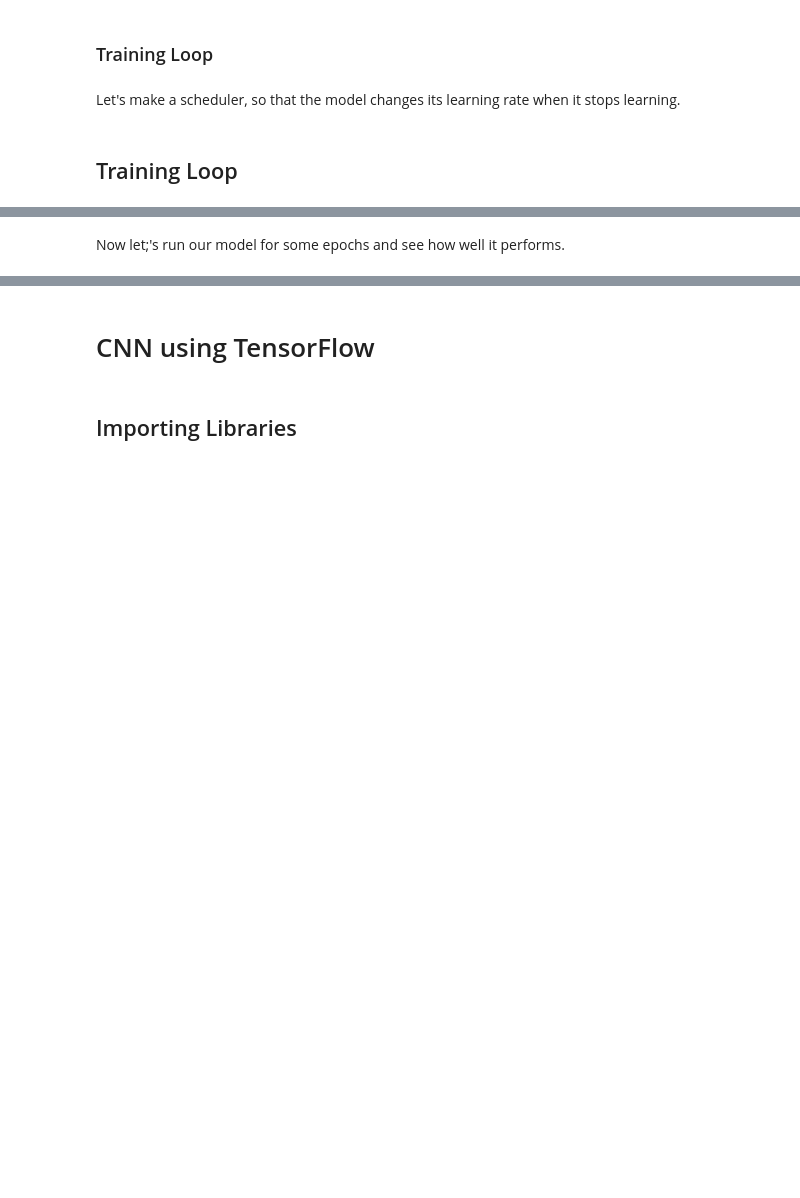
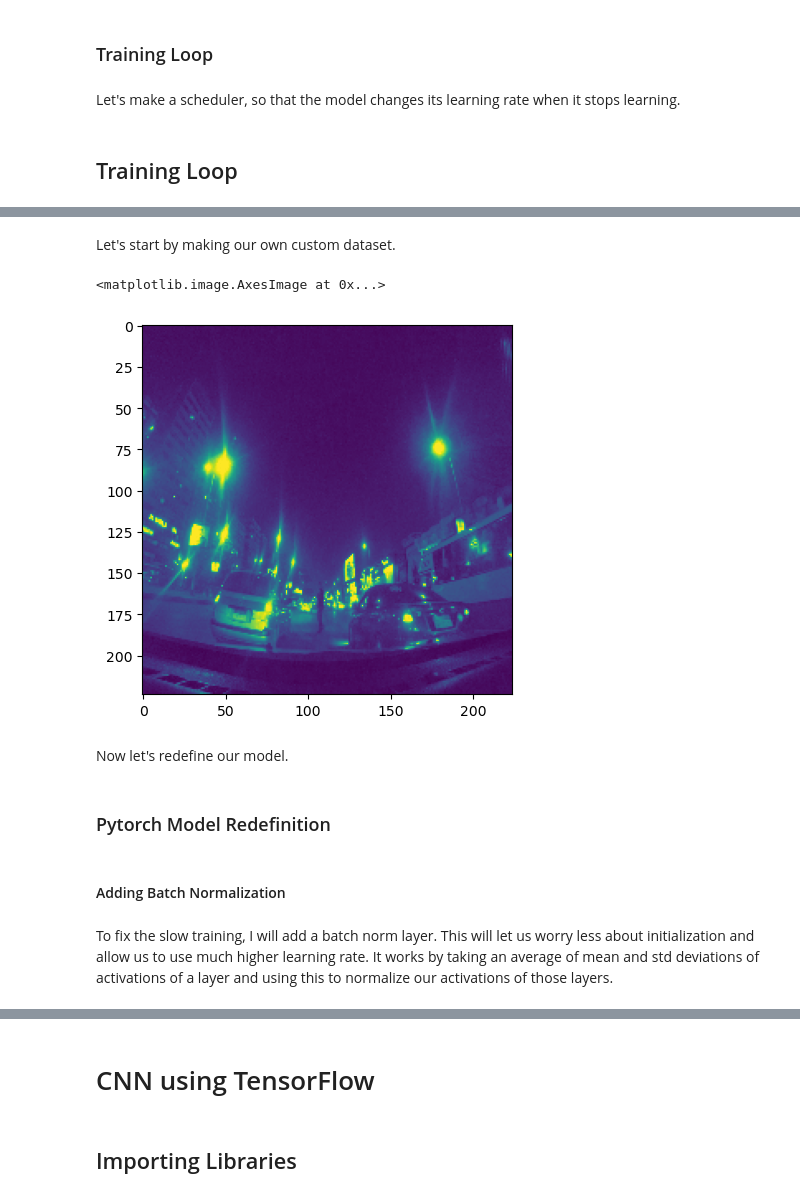
Before and after one commit to youssefokeil/DayNightClassification, a Jupyter notebook: day-night-classification.ipynb, the cells around one changed output, grey strips where cells are left out. Cells and saved outputs as stored; diff of their text form; code cells hidden in the pictures; blank space fills up the shorter version.

Commit message:
Use HSV and BatchNorm

```diff
--- a/day-night-classification.ipynb
+++ b/day-night-classification.ipynb
@@ -433,0 +454,2 @@ For epoch 3
+# %% [markdown]
+Let's start by making our own custom dataset.
@@ -434,2 +500,29 @@ For epoch 3
+# %%
+# Now let's define transforms for our model, with this custom dataseet we only use the V so the output is one channel image of 500x500 size
+new_transforms=v2.Compose([
+    v2.Resize((224,224)),
+    v2.ToImage(),
+    v2.ToDtype(torch.float32,scale=True),
+    # remember that it's one channel now not 3
+    v2.Normalize(mean=[0.5],std=[0.5])
+])
+# %%
+dataset=HSV_Dataset(imgs_dir="sub_day_night",transforms=new_transforms)
+train_set, val_set=torch.utils.data.random_split(dataset,[0.7,0.3])
+train_loader=DataLoader(train_set, batch_size=128,shuffle=True)
+val_loader=DataLoader(val_set, batch_size=128,shuffle=True)
+# %%
+images, labels=next(iter(train_loader))
+image=images[0]
+plt.imshow(image.permute(1,2,0))
+# %% [output]
+<matplotlib.image.AxesImage at 0x...>
+[figure, added]
 # %% [markdown]
-Now let;'s run our model for some epochs and see how well it performs.
+Now let's redefine our model.
+# %% [markdown]
+### Pytorch Model Redefinition
+# %% [markdown]
+#### Adding Batch Normalization
+# %% [markdown]
+To fix the slow training, I will add a batch norm layer. This will let us worry less about initialization and allow us to use much higher learning rate. It works by taking an average of mean and std deviations of activations of a layer and using this to normalize our activations of those layers.
```
Also changed, not shown: parts of 17 cells of this notebook.
